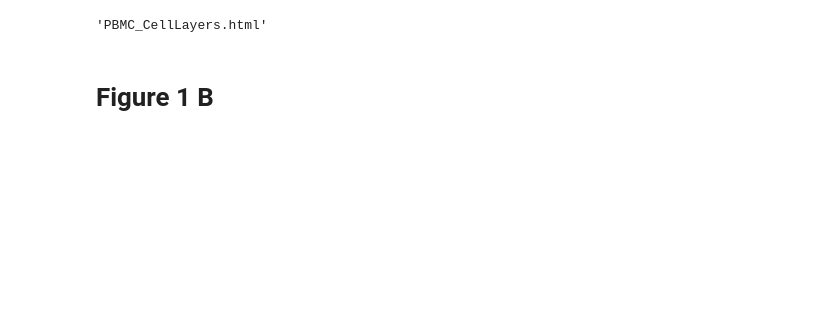
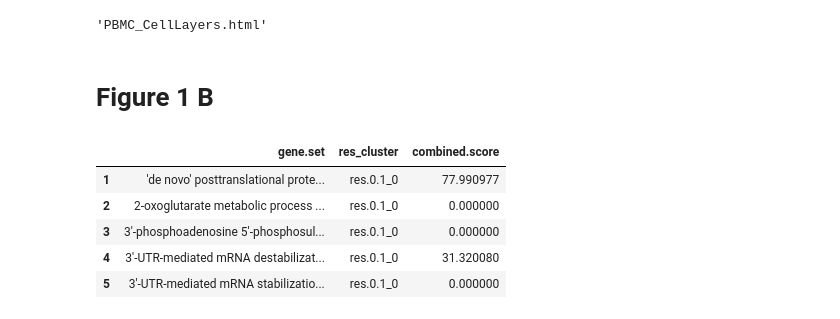
Before and after one commit to apblair/CellLayers, a Jupyter notebook: Notebooks/PBMC_Tutorial.ipynb, the cells around one changed output. Saved outputs shown, nothing was run; the diff lists cells and outputs as text; code cells hidden in the pictures; blank space fills up the shorter version.

```diff
--- a/Notebooks/PBMC_Tutorial.ipynb
+++ b/Notebooks/PBMC_Tutorial.ipynb
@@ -81,0 +81,9 @@ starter_gene = ['CD3E']
+# %%
+pbmc_enrichment.head()
+# %% [output]
+|  | gene.set | res_cluster | combined.score |
+| 1 | 'de novo' posttranslational prote... | res.0.1_0 | 77.990977 |
+| 2 | 2-oxoglutarate metabolic process ... | res.0.1_0 | 0.000000 |
+| 3 | 3'-phosphoadenosine 5'-phosphosul... | res.0.1_0 | 0.000000 |
+| 4 | 3'-UTR-mediated mRNA destabilizat... | res.0.1_0 | 31.320080 |
+| 5 | 3'-UTR-mediated mRNA stabilizatio... | res.0.1_0 | 0.000000 |
```
Also changed, not shown: parts of 6 cells of this notebook, 1 other file.
